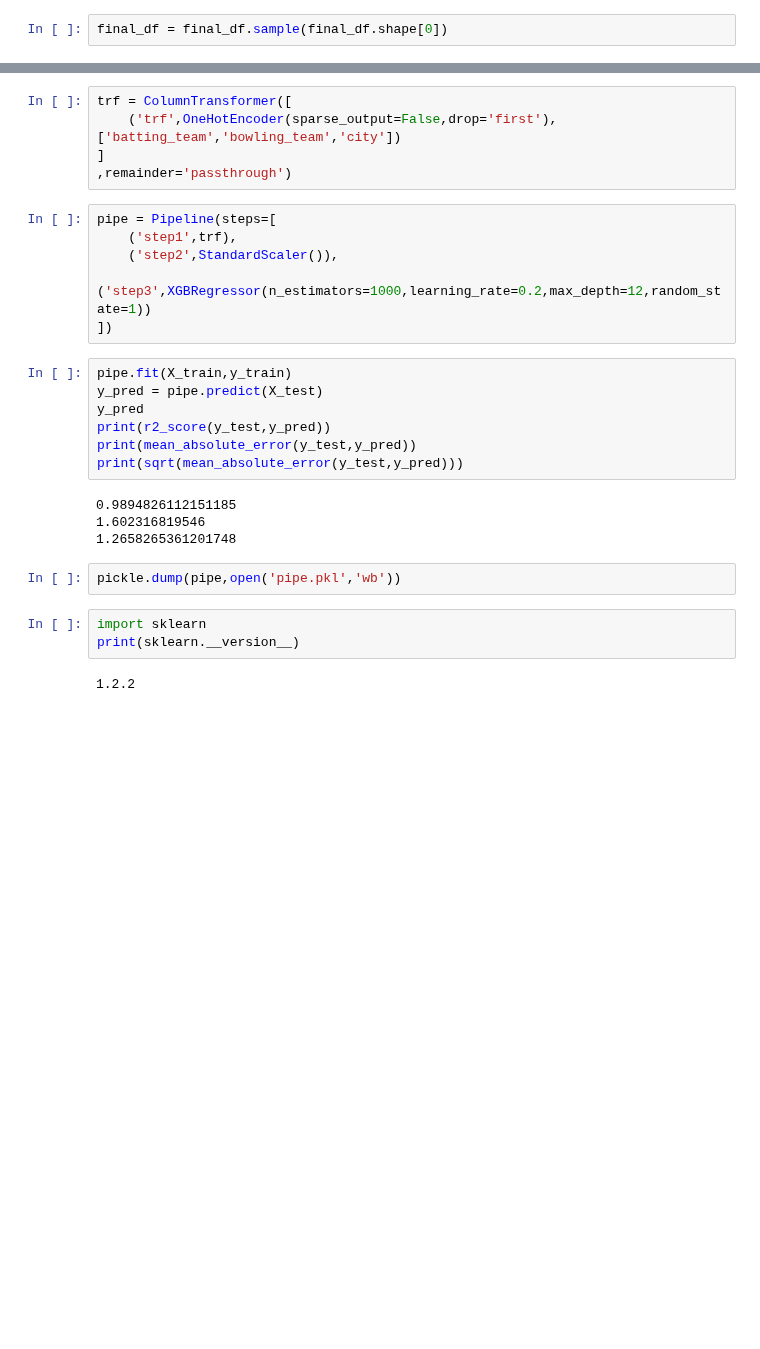
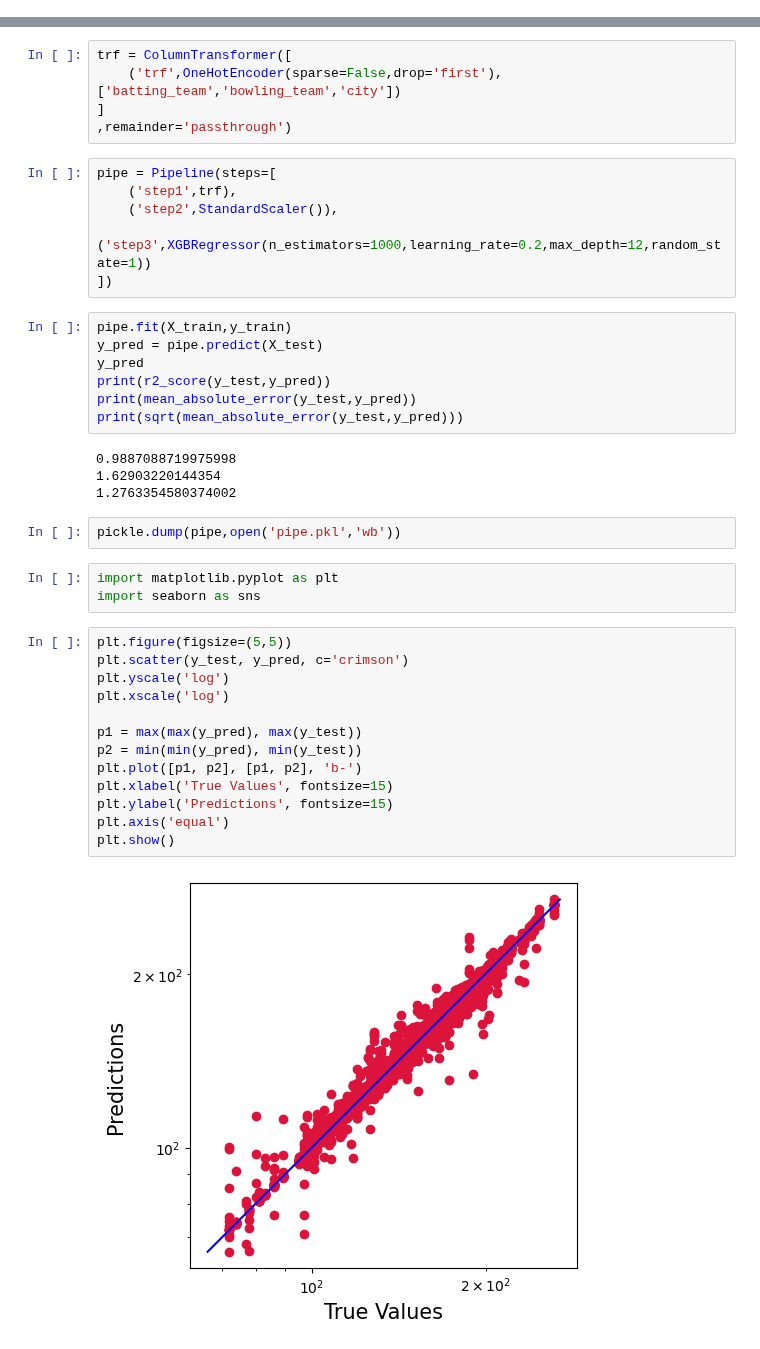
Before and after one commit to AST-TheCoder/T20, a Jupyter notebook: feature-extraction.ipynb, the cells around one changed output, grey strips where cells are left out. Drawn from its saved outputs; the diff is of its cells as text; blank space fills up the shorter version.

```diff
--- a/feature-extraction.ipynb
+++ b/feature-extraction.ipynb
@@ -312,5 +347,3 @@ crr              0
 last_five        0
 runs_x           0
 dtype: int64
-# %%
-final_df = final_df.sample(final_df.shape[0])
@@ -352,7 +383,7 @@ from sklearn.metrics import r2_score,mean_absolute_error
 from math import sqrt
 # %%
 trf = ColumnTransformer([
-    ('trf',OneHotEncoder(sparse_output=False,drop='first'),['batting_team','bowling_team','city'])
+    ('trf',OneHotEncoder(sparse=False,drop='first'),['batting_team','bowling_team','city'])
 ]
 ,remainder='passthrough')
 # %%
@@ -369,13 +400,26 @@ print(r2_score(y_test,y_pred))
 print(mean_absolute_error(y_test,y_pred))
 print(sqrt(mean_absolute_error(y_test,y_pred)))
 # %% [output]
-0.9894826112151185
-1.602316819546
-1.2658265361201748
+0.9887088719975998
+1.62903220144354
+1.2763354580374002
 # %%
 pickle.dump(pipe,open('pipe.pkl','wb'))
-# %%
-import sklearn
-print(sklearn.__version__)
-# %% [output]
-1.2.2
+# %%
+import matplotlib.pyplot as plt
+import seaborn as sns
+# %%
+plt.figure(figsize=(5,5))
+plt.scatter(y_test, y_pred, c='crimson')
+plt.yscale('log')
+plt.xscale('log')
+
+p1 = max(max(y_pred), max(y_test))
+p2 = min(min(y_pred), min(y_test))
+plt.plot([p1, p2], [p1, p2], 'b-')
+plt.xlabel('True Values', fontsize=15)
+plt.ylabel('Predictions', fontsize=15)
+plt.axis('equal')
+plt.show()
+# %% [output]
+[figure, added]
```
Also changed, not shown: parts of 8 cells of this notebook, 28 other files.
